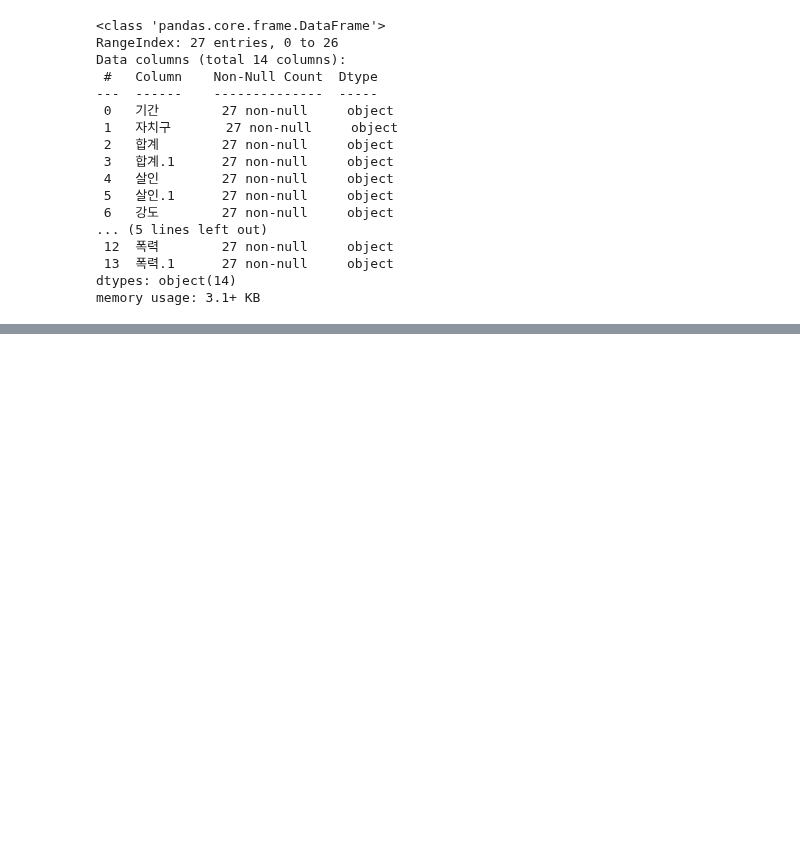
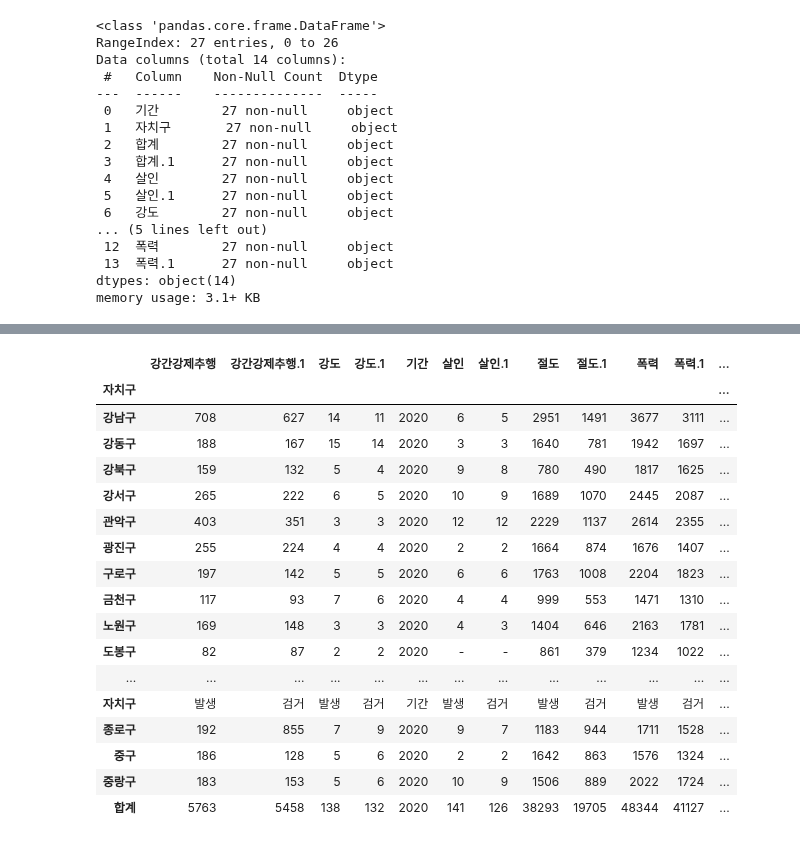
Before and after one commit to ljh15952/AI_Study, a Jupyter notebook: Data_Study/Data_analysis_and_Data_visualization_2.ipynb, the cells around one changed output, grey strips where cells are left out. Drawn from its saved outputs; the diff is of its cells as text; code cells hidden in the pictures; blank space fills up the shorter version.

```diff
--- a/Data_Study/Data_analysis_and_Data_visualization_2.ipynb
+++ b/Data_Study/Data_analysis_and_Data_visualization_2.ipynb
@@ -55,0 +76,22 @@ memory usage: 3.1+ KB
+# %%
+gu_df = df.pivot_table(df, index='자치구',aggfunc=np.sum) #합계 함수
+gu_df간
+# %% [output]
+|  | 강간강제추행 | 강간강제추행.1 | 강도 | 강도.1 | 기간 | 살인 | 살인.1 | 절도 | 절도.1 | 폭력 | 폭력.1 | ... |
+| 자치구 |  |  |  |  |  |  |  |  |  |  |  | ... |
+| 강남구 | 708 | 627 | 14 | 11 | 2020 | 6 | 5 | 2951 | 1491 | 3677 | 3111 | ... |
+| 강동구 | 188 | 167 | 15 | 14 | 2020 | 3 | 3 | 1640 | 781 | 1942 | 1697 | ... |
+| 강북구 | 159 | 132 | 5 | 4 | 2020 | 9 | 8 | 780 | 490 | 1817 | 1625 | ... |
+| 강서구 | 265 | 222 | 6 | 5 | 2020 | 10 | 9 | 1689 | 1070 | 2445 | 2087 | ... |
+| 관악구 | 403 | 351 | 3 | 3 | 2020 | 12 | 12 | 2229 | 1137 | 2614 | 2355 | ... |
+| 광진구 | 255 | 224 | 4 | 4 | 2020 | 2 | 2 | 1664 | 874 | 1676 | 1407 | ... |
+| 구로구 | 197 | 142 | 5 | 5 | 2020 | 6 | 6 | 1763 | 1008 | 2204 | 1823 | ... |
+| 금천구 | 117 | 93 | 7 | 6 | 2020 | 4 | 4 | 999 | 553 | 1471 | 1310 | ... |
+| 노원구 | 169 | 148 | 3 | 3 | 2020 | 4 | 3 | 1404 | 646 | 2163 | 1781 | ... |
+| 도봉구 | 82 | 87 | 2 | 2 | 2020 | - | - | 861 | 379 | 1234 | 1022 | ... |
+| ... | ... | ... | ... | ... | ... | ... | ... | ... | ... | ... | ... | ... |
+| 자치구 | 발생 | 검거 | 발생 | 검거 | 기간 | 발생 | 검거 | 발생 | 검거 | 발생 | 검거 | ... |
+| 종로구 | 192 | 855 | 7 | 9 | 2020 | 9 | 7 | 1183 | 944 | 1711 | 1528 | ... |
+| 중구 | 186 | 128 | 5 | 6 | 2020 | 2 | 2 | 1642 | 863 | 1576 | 1324 | ... |
+| 중랑구 | 183 | 153 | 5 | 6 | 2020 | 10 | 9 | 1506 | 889 | 2022 | 1724 | ... |
+| 합계 | 5763 | 5458 | 138 | 132 | 2020 | 141 | 126 | 38293 | 19705 | 48344 | 41127 | ... |
```
Also changed, not shown: parts of 12 cells of this notebook.
